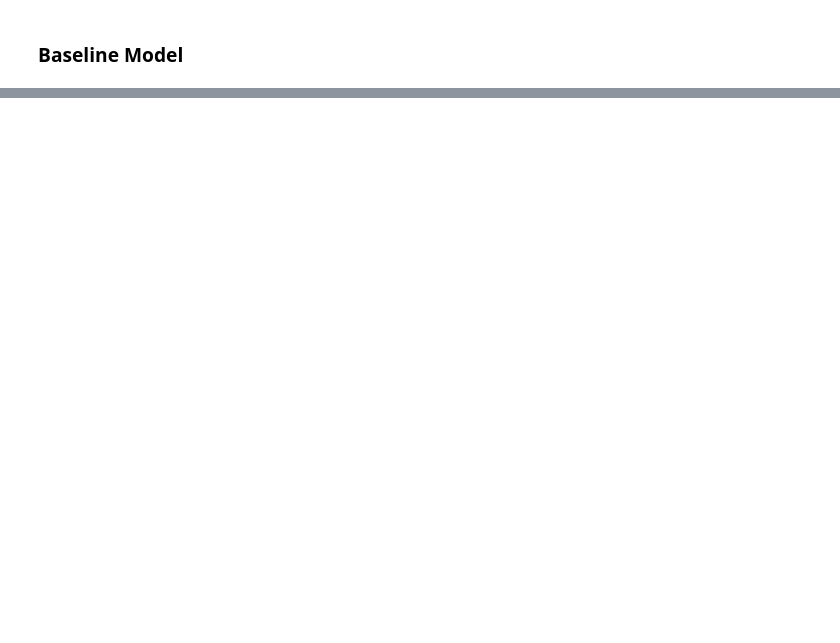
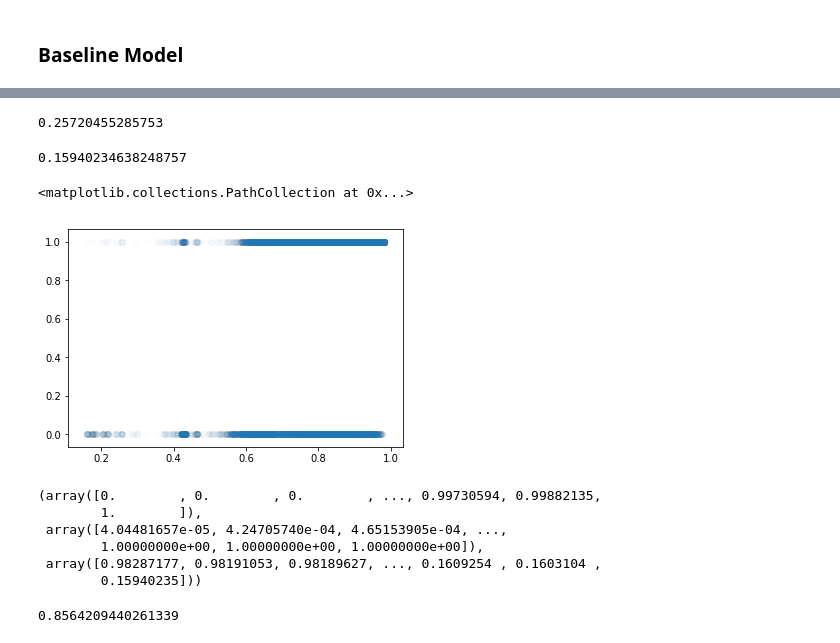
Before and after one commit to ekarboski/washington_state_legislation, a Jupyter notebook: Baseline_model.ipynb, the cells around one changed output, grey strips where cells are left out. Drawn from its saved outputs; the diff is of its cells as text; code cells hidden in the pictures; blank space fills up the shorter version.

```diff
--- a/Baseline_model.ipynb
+++ b/Baseline_model.ipynb
@@ -28,0 +74,2 @@ clean_merged['bill_length'] = clean_merged['bill_text'].apply(lambda x: len(x))
+# %%
+clean = create_clean_X(merged_final_df, bill_text_df, rep_score_df, loyalty_df)
@@ -60,0 +111,4 @@ topics
+# %%
+sample_one_year = clean[clean['biennium'] == '2015-16']
+sample_one_year = sample_one_year[sample_one_year['vote'] <= 1]
+sample_one_year.head()
@@ -78,0 +173,39 @@ y_pred = baseline_model.predict_proba(X_test)
+# %%
+X_top = sample_one_year[['voter_id', 'voting_agency', 'unique_id', 'sponsor_agency', 'district',
+                     'party', 'is_primary_sponsor', 'is_secondary_sponsor', 'is_minority_party',
+                     'primary_sponsor_party', 'rep_score', 'loyalty_score', 'bill_length', 'bill_num']]
+
+y_top = sample_one_year['vote']
+X_train_t, X_test_t, y_train_t, y_test_t = train_test_split(X_top, y_top, test_size=0.30, random_state=709)
+# %%
+top_model = RandomForestClassifier(n_estimators=1000, max_depth=7, n_jobs=2, random_state=709)
+top_model.fit(X_train_t, y_train_t)
+y_pred_t = (top_model.predict_proba(X_test_t))[:, 1]
+# %%
+log_loss(y_test_t, y_pred_t)
+# %% [output]
+0.25720455285753
+# %%
+y_pred_t.min()
+# %% [output]
+0.15940234638248757
+# %%
+fig, ax = plt.subplots()
+ax.scatter(y_pred_t, y_test_t, alpha=0.01)
+# %% [output]
+<matplotlib.collections.PathCollection at 0x...>
+[figure, added]
+# %%
+fpr_t, tpr_t, thresholds_t = roc_curve(y_test_t, y_pred_t)
+# %% [output]
+(array([0.        , 0.        , 0.        , ..., 0.99730594, 0.99882135,
+        1.        ]),
+ array([4.04481657e-05, 4.24705740e-04, 4.65153905e-04, ...,
+        1.00000000e+00, 1.00000000e+00, 1.00000000e+00]),
+ array([0.98287177, 0.98191053, 0.98189627, ..., 0.1609254 , 0.1603104 ,
+        0.15940235]))
+# %%
+roc_auc_t = roc_auc_score(y_test_t, y_pred_t)
+roc_auc_t
+# %% [output]
+0.8564209440261339
```
Also changed, not shown: parts of 111 cells of this notebook.
